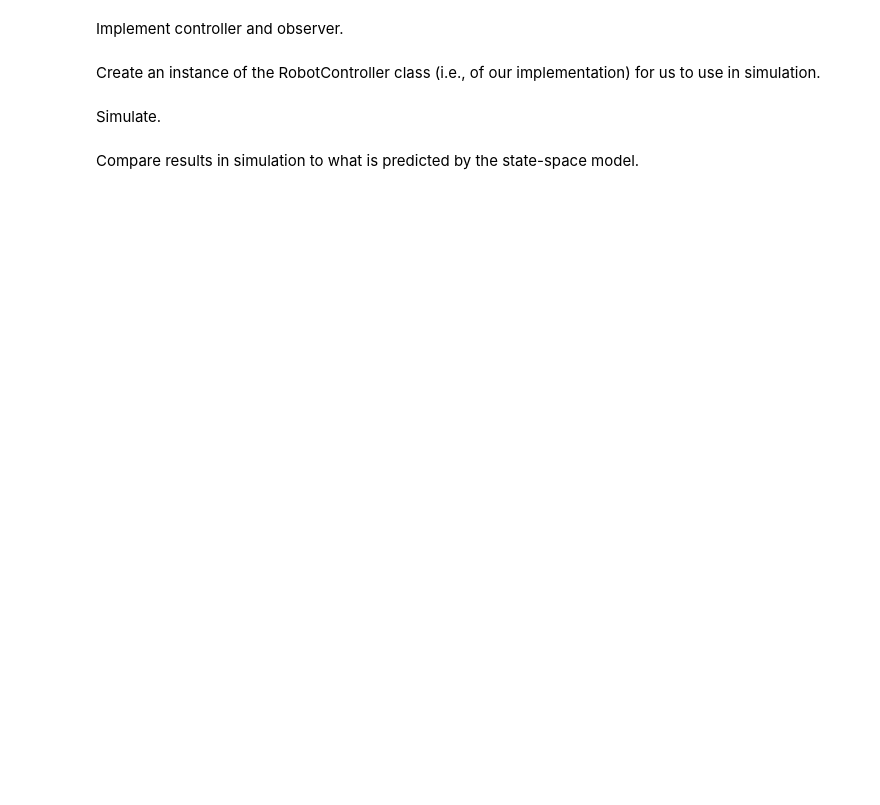
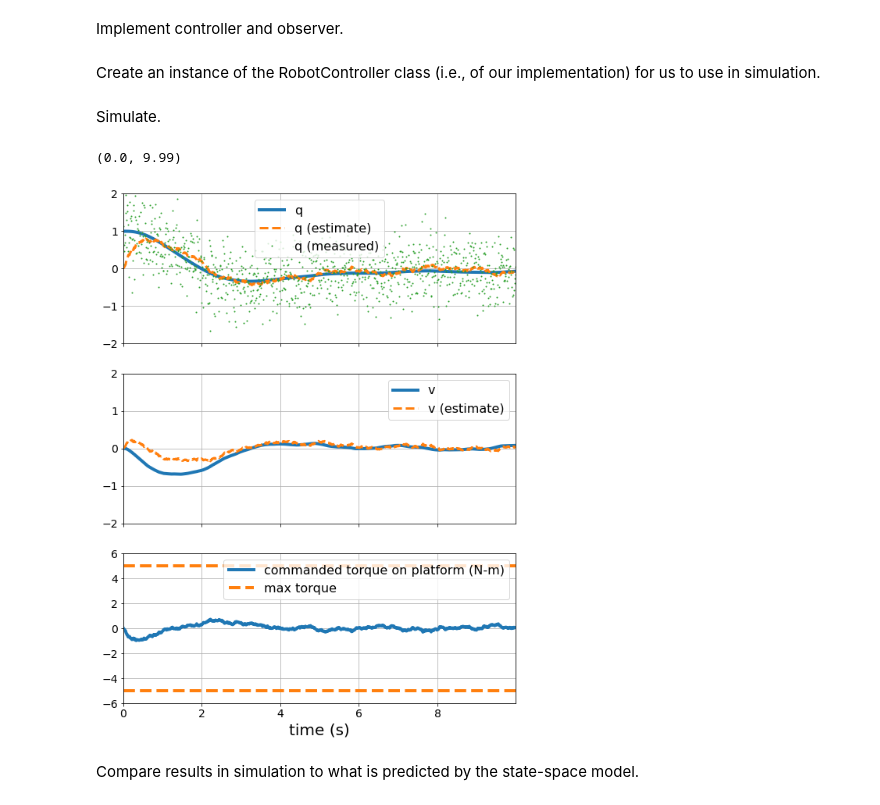
Before and after one commit to tbretl/ae353-sp21, a Jupyter notebook: examples/day29_platform_observer/PlatformDemo-Observer-InClass.ipynb, the cells around one changed output. Drawn from its saved outputs; the diff is of its cells as text; code cells hidden in the pictures; blank space fills up the shorter version.

```diff
--- a/examples/day29_platform_observer/PlatformDemo-Observer-InClass.ipynb
+++ b/examples/day29_platform_observer/PlatformDemo-Observer-InClass.ipynb
@@ -97,2 +103,7 @@ print(f'Closed-loop eigenvalues of controller:\n {linalg.eigvals(A - B @ K)}')
 # %% [markdown]
 Design an observer. Remember that $L$ must have size $n \times m$ where $n$ is the number of states and $m$ is the number of outputs.
+# %%
+fbk = signal.place_poles(A, B, [-1. + 2.j, -1. - 2.j])
+K = fbk.gain_matrix
+print(f'Gain matrix of controller:\n K = np.array({K.tolist()})\n')
+print(f'Closed-loop eigenvalues of controller:\n {linalg.eigvals(A - B @ K)}')
@@ -213,7 +248,7 @@ for step in range(num_steps):
     q_true, v_true, q_wheel_true, v_wheel_true = robot.get_sensor_measurements()
 
     # Add noise to sensor measurements
-    q_meas = q_true + 0. * np.random.randn()
+    q_meas = q_true + 0.5 * np.random.randn()
 
     # Log the state estimate
     data['xhat'][:, step] = controller.xhat.flatten()
@@ -241,33 +276,36 @@ v_est = data['xhat'][1, :] + controller.v_e
 
 # Compare estimates to real values
 fig, (ax_q, ax_v, ax_tau) = plt.subplots(3, 1, figsize=(9, 12), sharex=True)
 
 ax_q.plot(data['t'], data['q'], label='q', linewidth=4)
 ax_q.plot(data['t'], q_est, '--', label='q (estimate)', linewidth=3)
 ax_q.plot(data['t'], data['q_meas'], '.', label='q (measured)', markersize=2)
 ax_q.grid()
 ax_q.legend(fontsize=16)
 ax_q.tick_params(labelsize=14)
 ax_q.set_ylim(-2., 2.)
 
 ax_v.plot(data['t'], data['v'], label='v', linewidth=4)
 ax_v.plot(data['t'], v_est, '--', label='v (estimate)', linewidth=3)
 ax_v.grid()
 ax_v.legend(fontsize=16)
 ax_v.tick_params(labelsize=14)
 ax_v.set_ylim(-2., 2.)
 
 # take the negative of data['tau'] to plot torque on platform, not wheel
 ax_tau.plot(data['t'], -data['tau'], label='commanded torque on platform (N-m)', linewidth=4)
 ax_tau.plot(data['t'], np.ones_like(data['t']) * robot.tau_max, '--', label='max torque', linewidth=4, color='C1')
 ax_tau.plot(data['t'], -np.ones_like(data['t']) * robot.tau_max, '--', linewidth=4, color='C1')
 ax_tau.grid()
 ax_tau.legend(fontsize=16, loc='upper right')
 ax_tau.tick_params(labelsize=14)
 ax_tau.set_ylim(-1.2 * robot.tau_max, 1.2 * robot.tau_max)
 
 ax_tau.set_xlabel('time (s)', fontsize=20)
 ax_tau.set_xlim([data['t'][0], data['t'][-1]])
+# %% [output]
+(0.0, 9.99)
+[figure, added]
 # %% [markdown]
 Compare results in simulation to what is predicted by the state-space model.
 # %%
```
Also changed, not shown: parts of 8 cells of this notebook, 2 other files.
